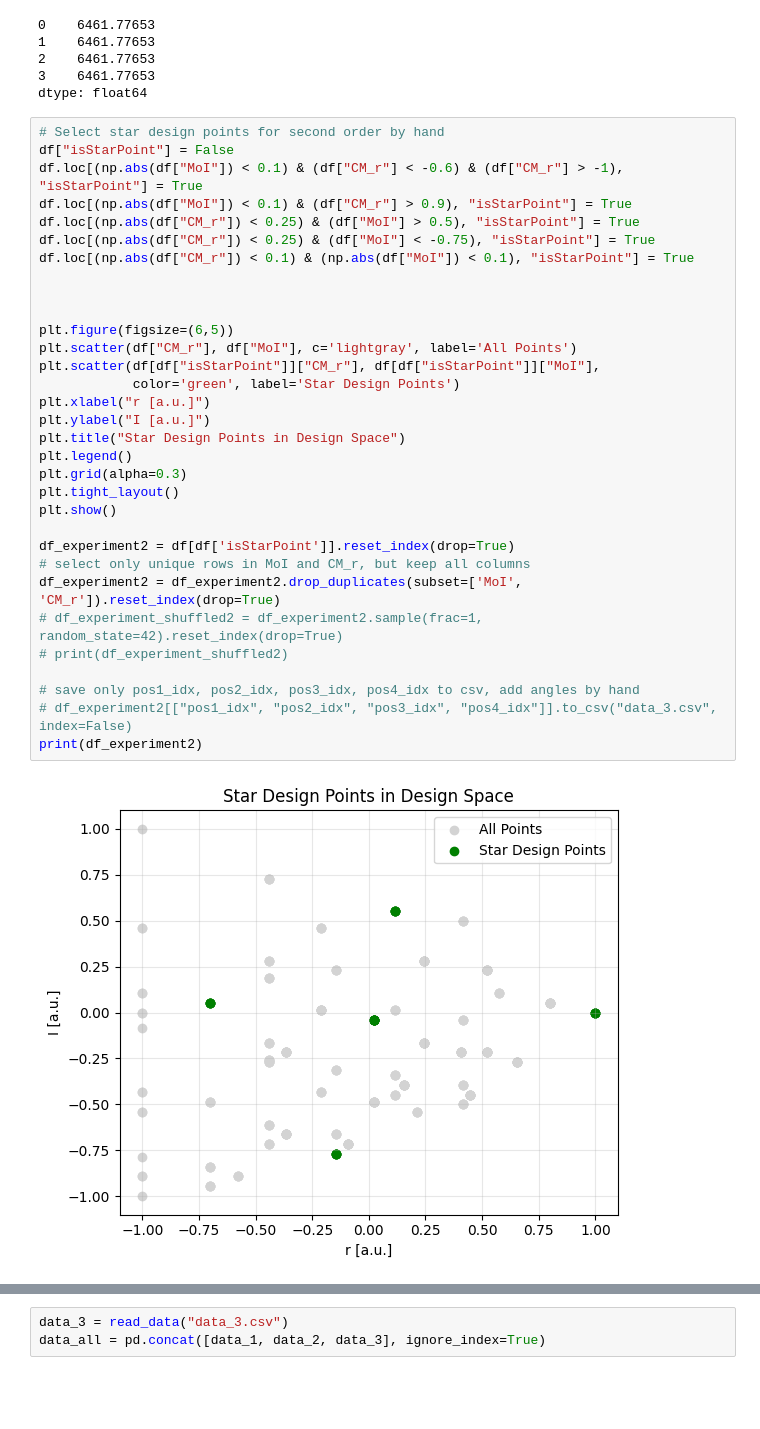
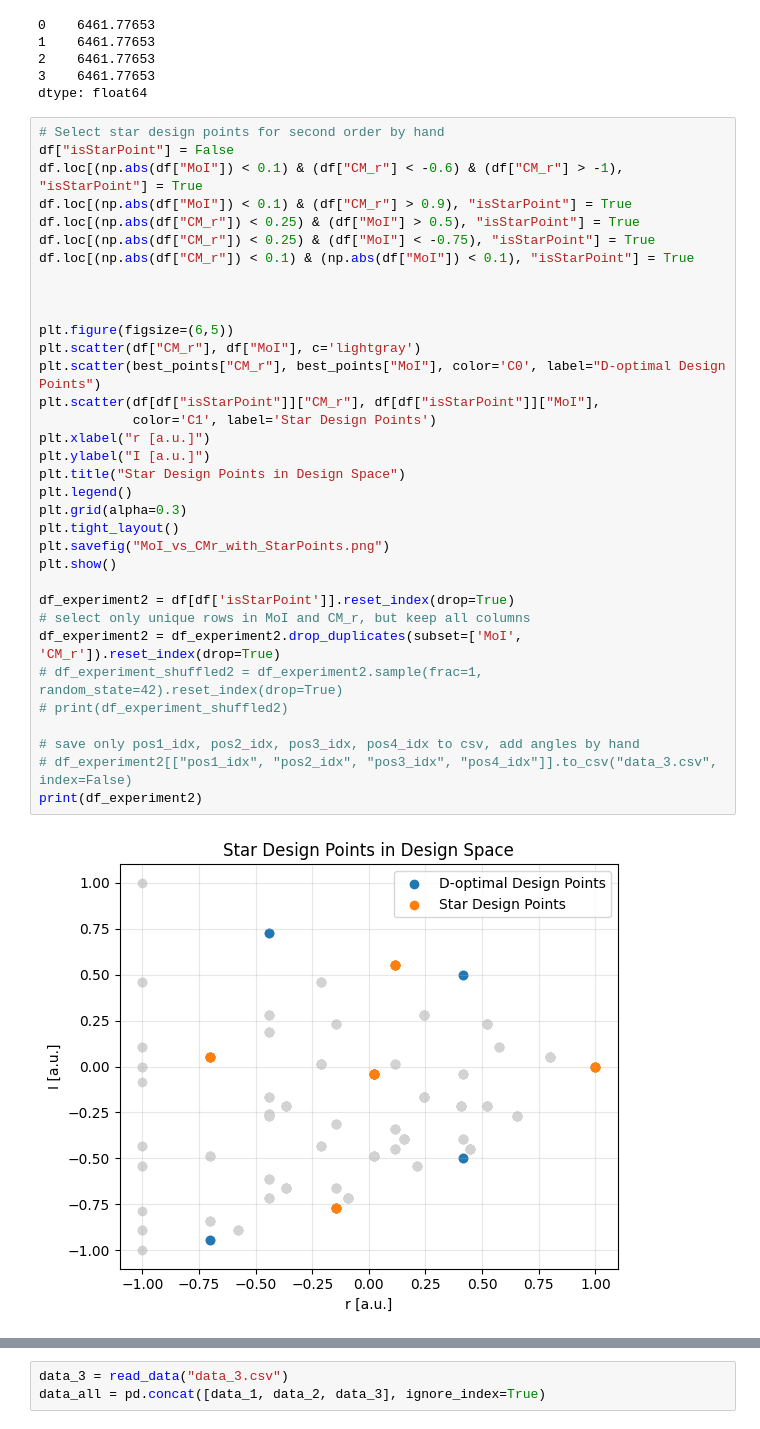
Before and after one commit to Fantastic-Fabian/Doe, a Jupyter notebook: Project.ipynb, the cells around one changed output, grey strips where cells are left out. Saved outputs shown, nothing was run; the diff lists cells and outputs as text; blank space fills up the shorter version.

```diff
--- a/Project.ipynb
+++ b/Project.ipynb
@@ -452,36 +480,38 @@ dtype: float64
 # Select star design points for second order by hand
 df["isStarPoint"] = False
 df.loc[(np.abs(df["MoI"]) < 0.1) & (df["CM_r"] < -0.6) & (df["CM_r"] > -1), "isStarPoint"] = True
 df.loc[(np.abs(df["MoI"]) < 0.1) & (df["CM_r"] > 0.9), "isStarPoint"] = True
 df.loc[(np.abs(df["CM_r"]) < 0.25) & (df["MoI"] > 0.5), "isStarPoint"] = True
 df.loc[(np.abs(df["CM_r"]) < 0.25) & (df["MoI"] < -0.75), "isStarPoint"] = True
 df.loc[(np.abs(df["CM_r"]) < 0.1) & (np.abs(df["MoI"]) < 0.1), "isStarPoint"] = True
 
 
 
 plt.figure(figsize=(6,5))
-plt.scatter(df["CM_r"], df["MoI"], c='lightgray', label='All Points')
+plt.scatter(df["CM_r"], df["MoI"], c='lightgray')
+plt.scatter(best_points["CM_r"], best_points["MoI"], color='C0', label="D-optimal Design Points")
 plt.scatter(df[df["isStarPoint"]]["CM_r"], df[df["isStarPoint"]]["MoI"],
-            color='green', label='Star Design Points')
+            color='C1', label='Star Design Points')
 plt.xlabel("r [a.u.]")
 plt.ylabel("I [a.u.]")
 plt.title("Star Design Points in Design Space")
 plt.legend()
 plt.grid(alpha=0.3)
 plt.tight_layout()
+plt.savefig("MoI_vs_CMr_with_StarPoints.png")
 plt.show()
 
 df_experiment2 = df[df['isStarPoint']].reset_index(drop=True)
 # select only unique rows in MoI and CM_r, but keep all columns
 df_experiment2 = df_experiment2.drop_duplicates(subset=['MoI', 'CM_r']).reset_index(drop=True)
 # df_experiment_shuffled2 = df_experiment2.sample(frac=1, random_state=42).reset_index(drop=True)
 # print(df_experiment_shuffled2)
 
 # save only pos1_idx, pos2_idx, pos3_idx, pos4_idx to csv, add angles by hand
 # df_experiment2[["pos1_idx", "pos2_idx", "pos3_idx", "pos4_idx"]].to_csv("data_3.csv", index=False)
 print(df_experiment2)
 # %% [output]
-[figure, old version]
+[figure, new version]
    pos1  pos2  pos3  pos4  pos1_idx  pos2_idx  pos3_idx  pos4_idx  CM_x  CM_y  \
 0   5.0   5.0   5.0  15.0         1         1         1         3   0.0  10.0
 1   5.0   5.0  21.5  21.5         1         1         4         4 -16.5  16.5
```
Also changed, not shown: parts of 6 cells of this notebook, 6 other files.
